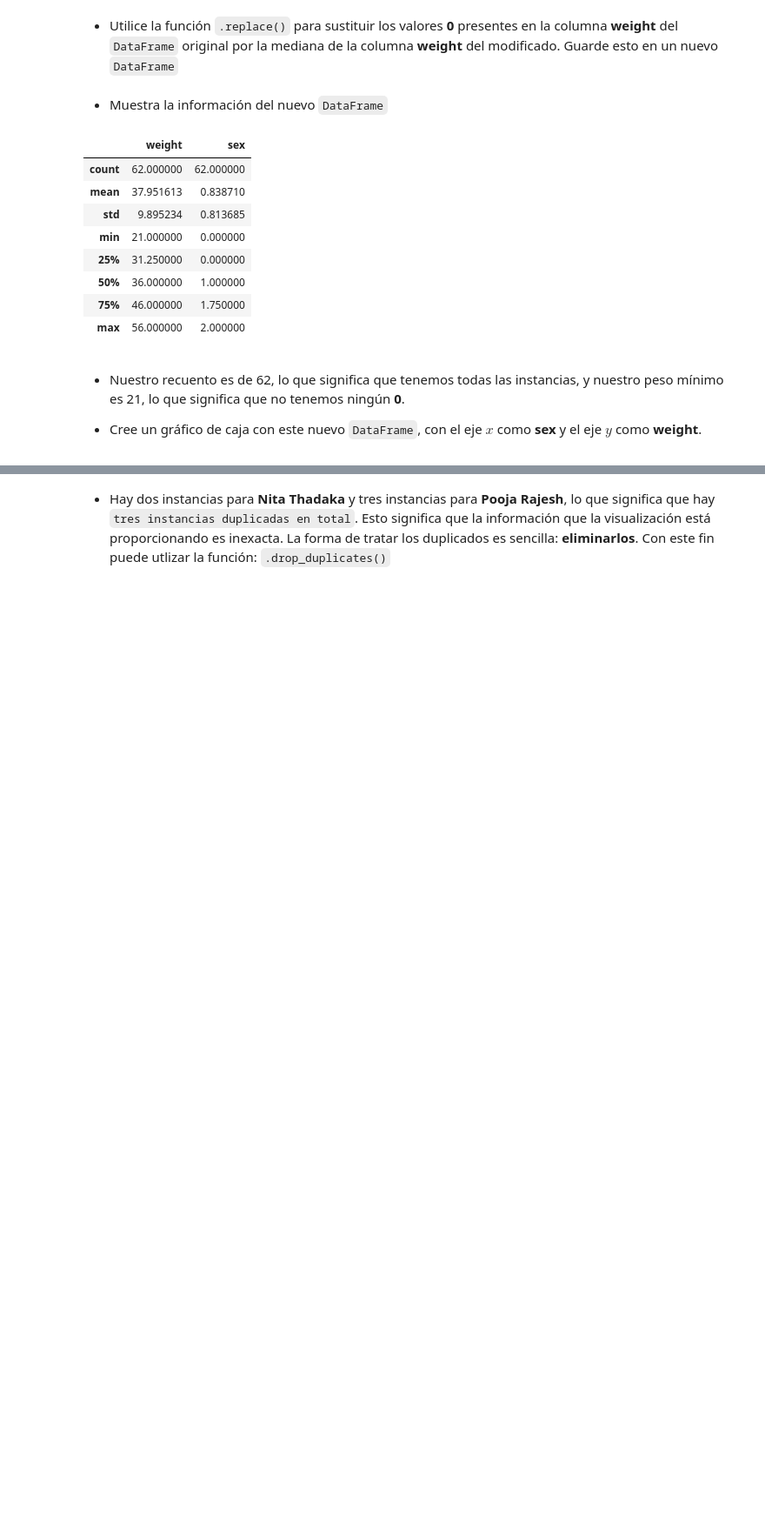
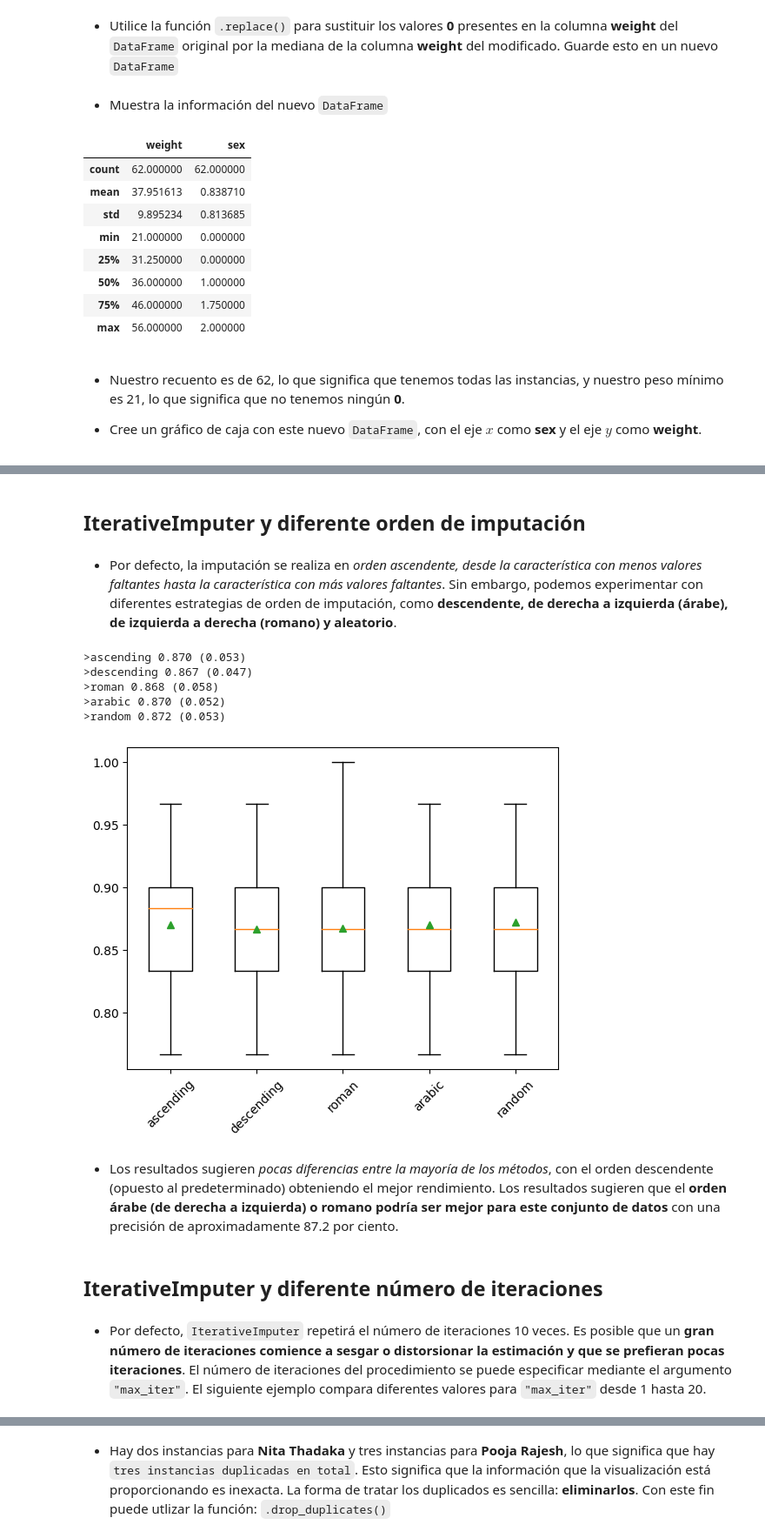
Before and after one commit to lihkir/DataVizPython, a Jupyter notebook: _sources/common_errors.ipynb, the cells around one changed output, grey strips where cells are left out. Shown at 87% size. Cells and saved outputs as stored; diff of their text form; code cells hidden in the pictures; blank space fills up the shorter version.

```diff
--- a/_sources/common_errors.ipynb
+++ b/_sources/common_errors.ipynb
@@ -348,0 +471,16 @@ fig2
+# %%
+url = 'https://raw.githubusercontent.com/lihkir/Data/main/horse-colic.csv'
+dataframe = read_csv(url, header=None, na_values='?')
+# %%
+data = dataframe.values
+ix = [i for i in range(data.shape[1]) if i != 23]
+X, y = data[:, ix], data[:, 23]
+
+model = RandomForestClassifier()
+imputer = IterativeImputer()
+pipeline = Pipeline(steps=[('i', imputer), ('m', model)])
+
+cv = RepeatedStratifiedKFold(n_splits=10, n_repeats=3, random_state=1)
+
+scores = cross_val_score(pipeline, X, y, scoring='accuracy', cv=cv, n_jobs=-1, error_score='raise')
+print('Mean Accuracy: %.3f (%.3f)' % (mean(scores), std(scores)))
@@ -348,0 +493,4 @@ fig2
+# %% [markdown]
+## IterativeImputer y diferente orden de imputación
+# %% [markdown]
+- Por defecto, la imputación se realiza en *orden ascendente, desde la característica con menos valores faltantes hasta la característica con más valores faltantes*. Sin embargo, podemos experimentar con diferentes estrategias de orden de imputación, como **descendente, de derecha a izquierda (árabe), de izquierda a derecha (romano) y aleatorio**.
@@ -348,0 +508,32 @@ fig2
+# %%
+dataframe = read_csv(url, header=None, na_values='?')
+data = dataframe.values
+ix = [i for i in range(data.shape[1]) if i != 23]
+X, y = data[:, ix], data[:, 23]
+# %%
+results = list()
+strategies = ['ascending', 'descending', 'roman', 'arabic', 'random']
+for s in strategies:
+ pipeline = Pipeline(steps=[('i', IterativeImputer(imputation_order=s)), ('m', RandomForestClassifier())])
+ cv = RepeatedStratifiedKFold(n_splits=10, n_repeats=3, random_state=1)
+ scores = cross_val_score(pipeline, X, y, scoring='accuracy', cv=cv, n_jobs=-1)
+ results.append(scores)
+ print('>%s %.3f (%.3f)' % (s, mean(scores), std(scores)))
+# %% [output]
+>ascending 0.870 (0.053)
+>descending 0.867 (0.047)
+>roman 0.868 (0.058)
+>arabic 0.870 (0.052)
+>random 0.872 (0.053)
+# %%
+pyplot.boxplot(results, labels=strategies, showmeans=True)
+pyplot.xticks(rotation=45)
+pyplot.show()
+# %% [output]
+[figure, added]
+# %% [markdown]
+- Los resultados sugieren *pocas diferencias entre la mayoría de los métodos*, con el orden descendente (opuesto al predeterminado) obteniendo el mejor rendimiento. Los resultados sugieren que el **orden árabe (de derecha a izquierda) o romano podría ser mejor para este conjunto de datos** con una precisión de aproximadamente 87.2 por ciento.
+# %% [markdown]
+## IterativeImputer y diferente número de iteraciones
+# %% [markdown]
+- Por defecto, `IterativeImputer` repetirá el número de iteraciones 10 veces. Es posible que un **gran número de iteraciones comience a sesgar o distorsionar la estimación y que se prefieran pocas iteraciones**. El número de iteraciones del procedimiento se puede especificar mediante el argumento `"max_iter"`. El siguiente ejemplo compara diferentes valores para `"max_iter"` desde 1 hasta 20.
```
Also changed, not shown: parts of 65 cells of this notebook, 19 other files.
